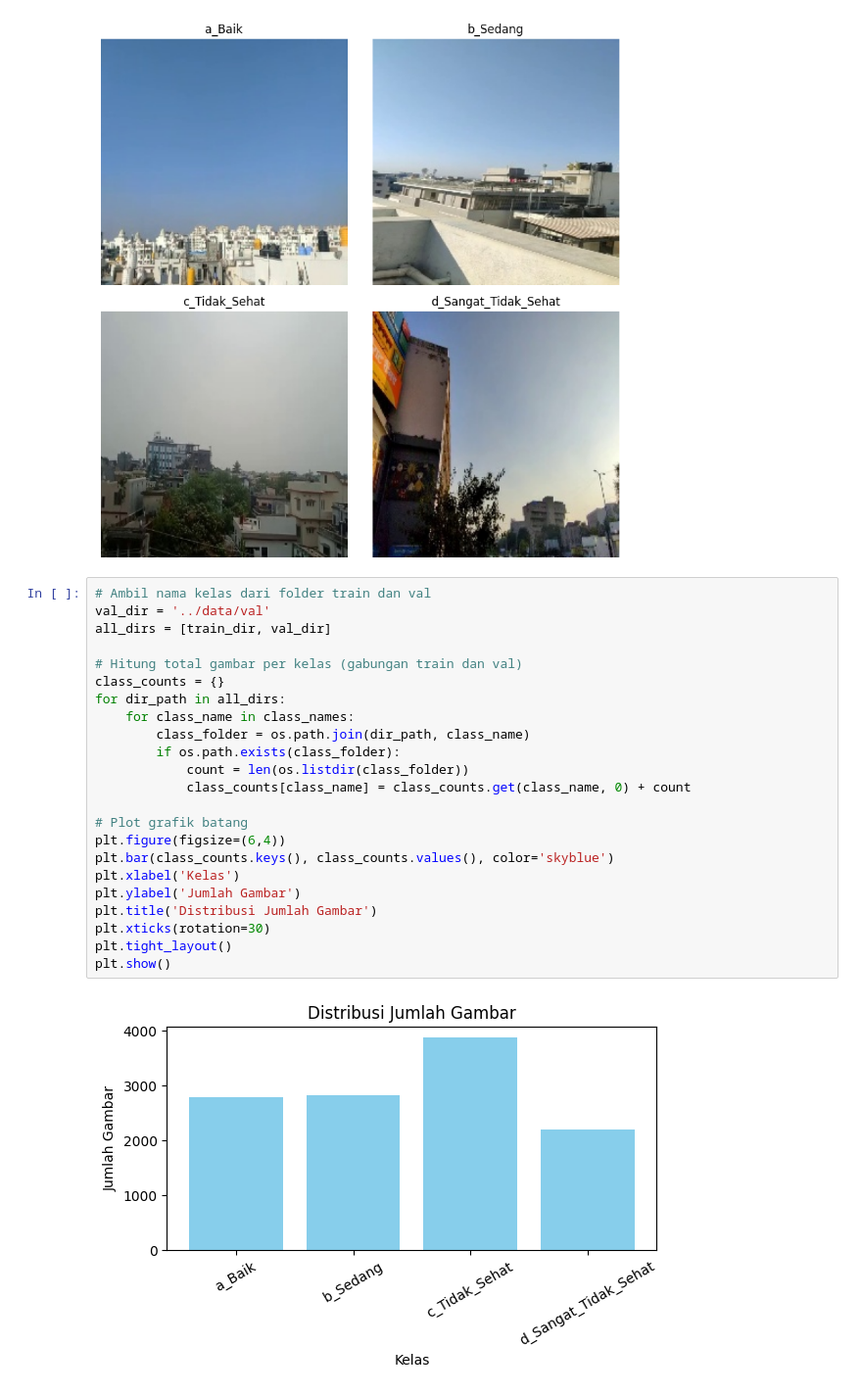
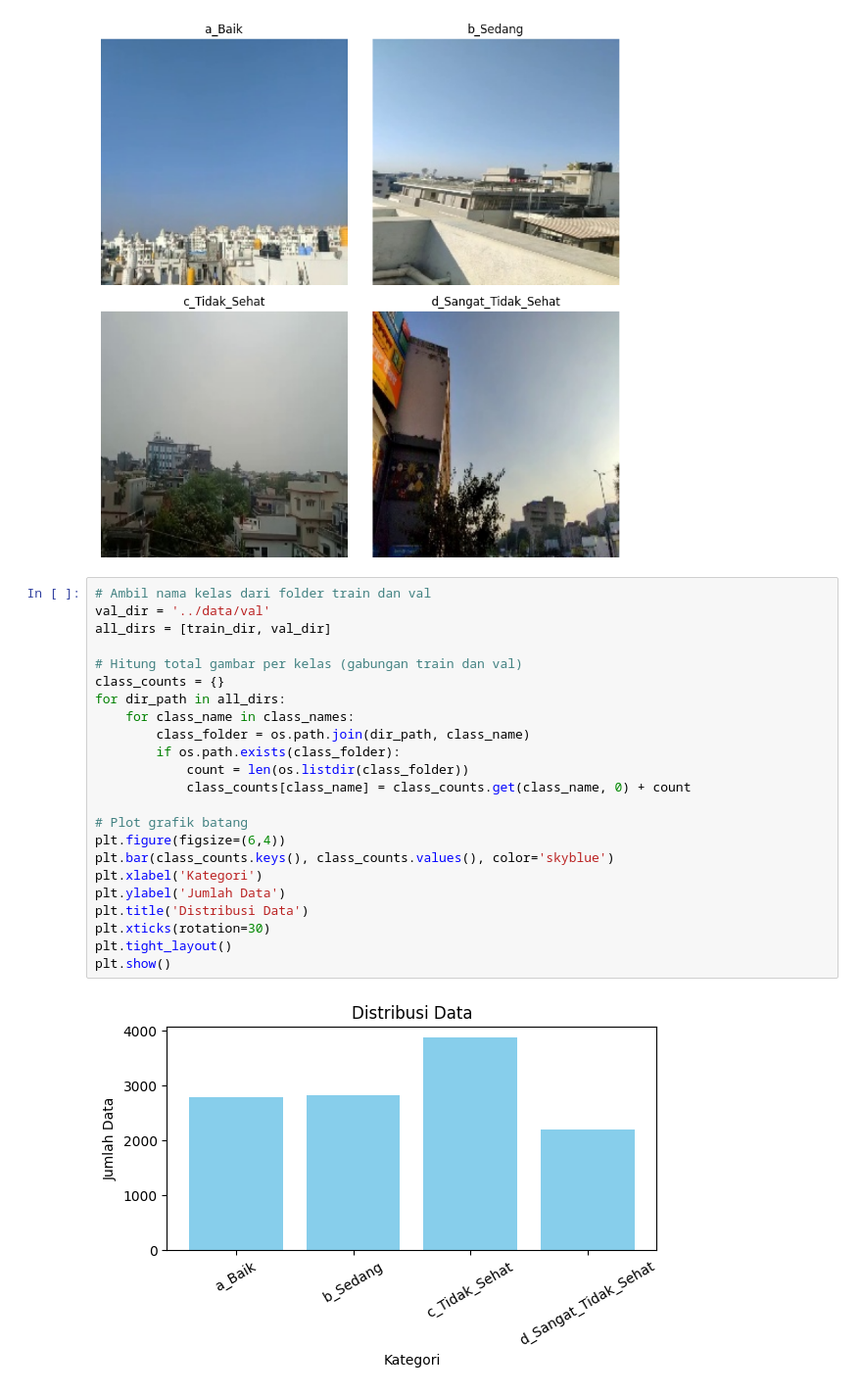
Before and after one commit to wildanjr19/air-quality-classification, a Jupyter notebook: notebook/show-images.ipynb, the cells around one changed output. Shown at 98% size. Cells and saved outputs as stored; diff of their text form.

Commit message:
edit show-images

```diff
--- a/notebook/show-images.ipynb
+++ b/notebook/show-images.ipynb
@@ -31,25 +31,25 @@ plt.show()
 # %%
 # Ambil nama kelas dari folder train dan val
 val_dir = '../data/val'
 all_dirs = [train_dir, val_dir]
 
 # Hitung total gambar per kelas (gabungan train dan val)
 class_counts = {}
 for dir_path in all_dirs:
     for class_name in class_names:
         class_folder = os.path.join(dir_path, class_name)
         if os.path.exists(class_folder):
             count = len(os.listdir(class_folder))
             class_counts[class_name] = class_counts.get(class_name, 0) + count
 
 # Plot grafik batang
 plt.figure(figsize=(6,4))
 plt.bar(class_counts.keys(), class_counts.values(), color='skyblue')
-plt.xlabel('Kelas')
-plt.ylabel('Jumlah Gambar')
-plt.title('Distribusi Jumlah Gambar')
+plt.xlabel('Kategori')
+plt.ylabel('Jumlah Data')
+plt.title('Distribusi Data')
 plt.xticks(rotation=30)
 plt.tight_layout()
 plt.show()
 # %% [output]
-[figure, old version]
+[figure, new version]
```
